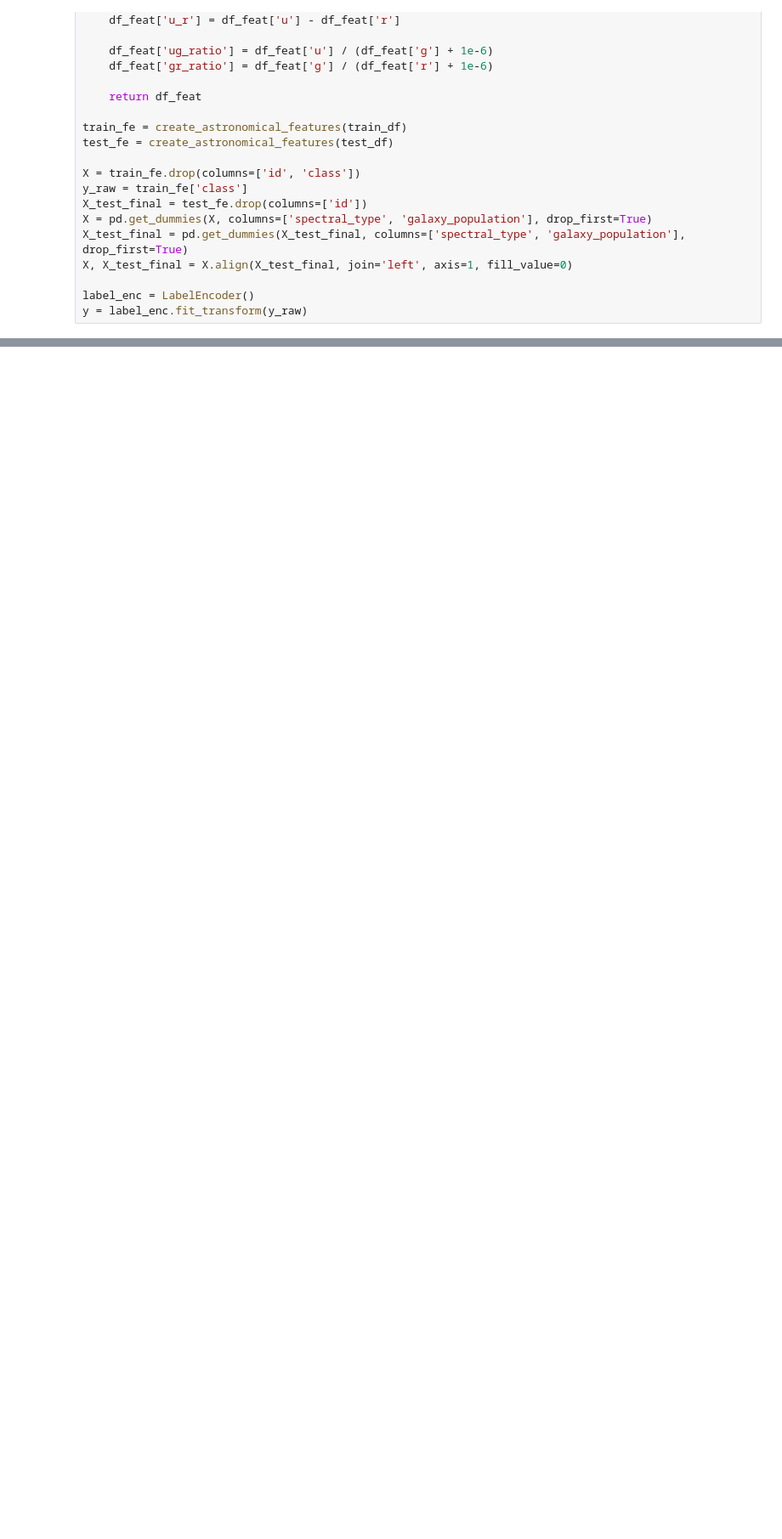
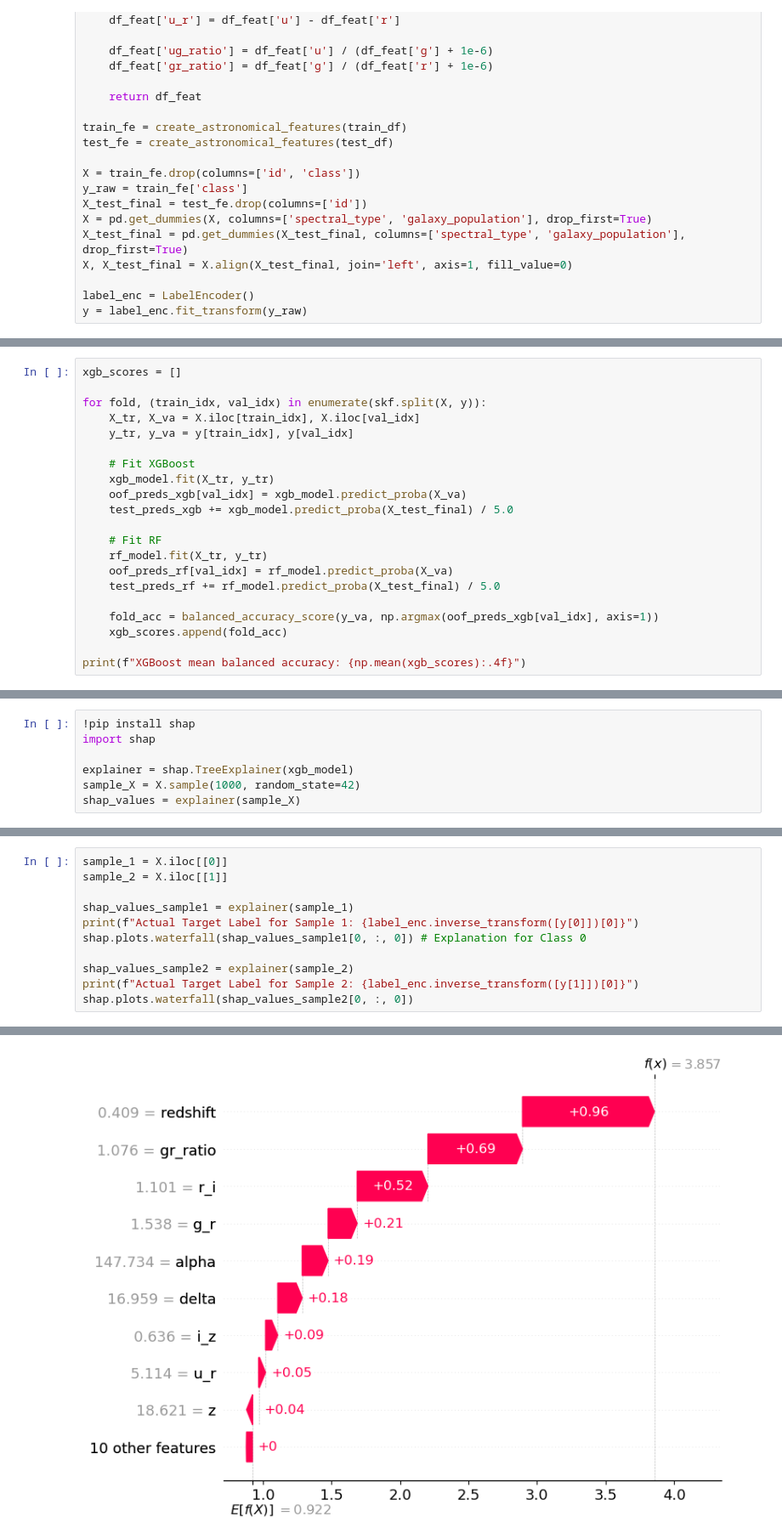
Before and after one commit to HackSlashNITP/Gray-Interface-26, a Jupyter notebook: Kirti/Task4/task4.ipynb, the cells around one changed output, grey strips where cells are left out. Shown at 85% size. Saved outputs shown, nothing was run; the diff lists cells and outputs as text; blank space fills up the shorter version.

```diff
--- a/Kirti/Task4/task4.ipynb
+++ b/Kirti/Task4/task4.ipynb
@@ -116,0 +204,21 @@ Processed Train Shape: {X.shape} | Processed Test Shape: {X_test_final.shape}
+# %%
+xgb_scores = []
+
+for fold, (train_idx, val_idx) in enumerate(skf.split(X, y)):
+    X_tr, X_va = X.iloc[train_idx], X.iloc[val_idx]
+    y_tr, y_va = y[train_idx], y[val_idx]
+
+    # Fit XGBoost
+    xgb_model.fit(X_tr, y_tr)
+    oof_preds_xgb[val_idx] = xgb_model.predict_proba(X_va)
+    test_preds_xgb += xgb_model.predict_proba(X_test_final) / 5.0
+
+    # Fit RF
+    rf_model.fit(X_tr, y_tr)
+    oof_preds_rf[val_idx] = rf_model.predict_proba(X_va)
+    test_preds_rf += rf_model.predict_proba(X_test_final) / 5.0
+
+    fold_acc = balanced_accuracy_score(y_va, np.argmax(oof_preds_xgb[val_idx], axis=1))
+    xgb_scores.append(fold_acc)
+
+print(f"XGBoost mean balanced accuracy: {np.mean(xgb_scores):.4f}")
@@ -116,0 +234,7 @@ Processed Train Shape: {X.shape} | Processed Test Shape: {X_test_final.shape}
+# %%
+!pip install shap
+import shap
+
+explainer = shap.TreeExplainer(xgb_model)
+sample_X = X.sample(1000, random_state=42)
+shap_values = explainer(sample_X)
@@ -116,0 +260,12 @@ Processed Train Shape: {X.shape} | Processed Test Shape: {X_test_final.shape}
+# %%
+sample_1 = X.iloc[[0]]
+sample_2 = X.iloc[[1]]
+
+shap_values_sample1 = explainer(sample_1)
+print(f"Actual Target Label for Sample 1: {label_enc.inverse_transform([y[0]])[0]}")
+shap.plots.waterfall(shap_values_sample1[0, :, 0]) # Explanation for Class 0
+
+shap_values_sample2 = explainer(sample_2)
+print(f"Actual Target Label for Sample 2: {label_enc.inverse_transform([y[1]])[0]}")
+shap.plots.waterfall(shap_values_sample2[0, :, 0])
+# %% [output]
@@ -116,0 +273 @@ Processed Train Shape: {X.shape} | Processed Test Shape: {X_test_final.shape}
+[figure, added]
```
Also changed, not shown: parts of 22 cells of this notebook, 4 other files.
